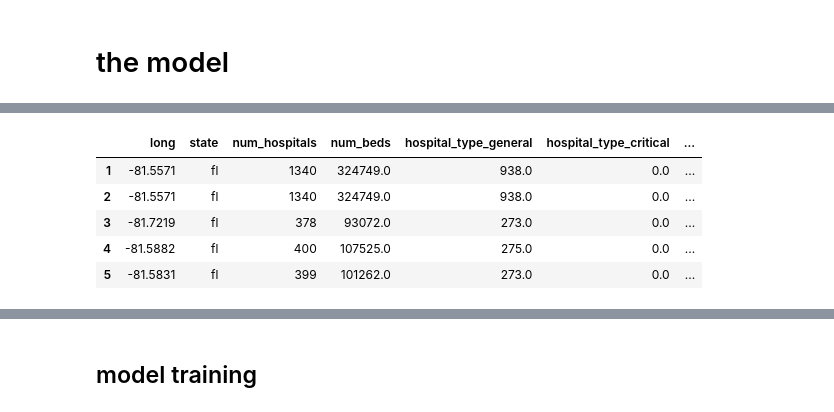
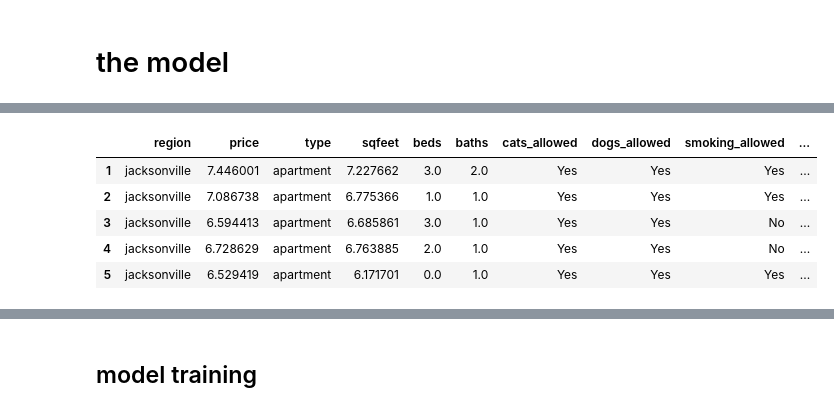
Before and after one commit to adriamd/ADSDB_project2, a Jupyter notebook: model.ipynb, the cells around one changed output, grey strips where cells are left out. Drawn from its saved outputs; the diff is of its cells as text; code cells hidden in the pictures.

```diff
--- a/model.ipynb
+++ b/model.ipynb
@@ -29,11 +25,11 @@ df.head()
 # %%
-df.loc[1:5, df.columns[20:50]]
+df.loc[1:5, df.columns[0:20]]
 # %% [output]
-|  | long | state | num_hospitals | num_beds | hospital_type_general | hospital_type_critical | ... |
-| 1 | -81.5571 | fl | 1340 | 324749.0 | 938.0 | 0.0 | ... |
-| 2 | -81.5571 | fl | 1340 | 324749.0 | 938.0 | 0.0 | ... |
-| 3 | -81.7219 | fl | 378 | 93072.0 | 273.0 | 0.0 | ... |
-| 4 | -81.5882 | fl | 400 | 107525.0 | 275.0 | 0.0 | ... |
-| 5 | -81.5831 | fl | 399 | 101262.0 | 273.0 | 0.0 | ... |
+|  | region | price | type | sqfeet | beds | baths | cats_allowed | dogs_allowed | smoking_allowed | ... |
+| 1 | jacksonville | 7.446001 | apartment | 7.227662 | 3.0 | 2.0 | Yes | Yes | Yes | ... |
+| 2 | jacksonville | 7.086738 | apartment | 6.775366 | 1.0 | 1.0 | Yes | Yes | Yes | ... |
+| 3 | jacksonville | 6.594413 | apartment | 6.685861 | 3.0 | 1.0 | Yes | Yes | No | ... |
+| 4 | jacksonville | 6.728629 | apartment | 6.763885 | 2.0 | 1.0 | Yes | Yes | No | ... |
+| 5 | jacksonville | 6.529419 | apartment | 6.171701 | 0.0 | 1.0 | Yes | Yes | Yes | ... |
 # %%
 from sklearn.preprocessing import OneHotEncoder, StandardScaler
```
Also changed, not shown: parts of 61 cells of this notebook, 3 other files.
